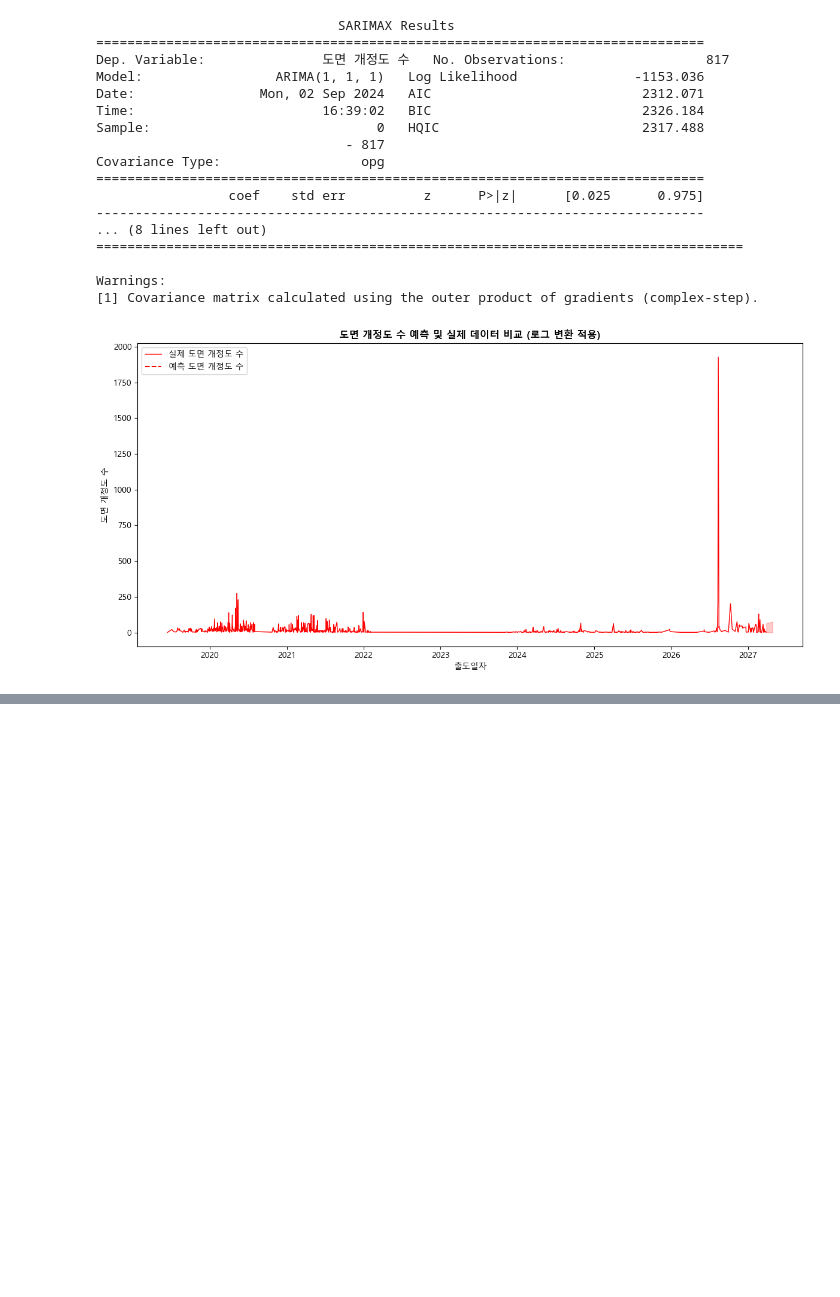
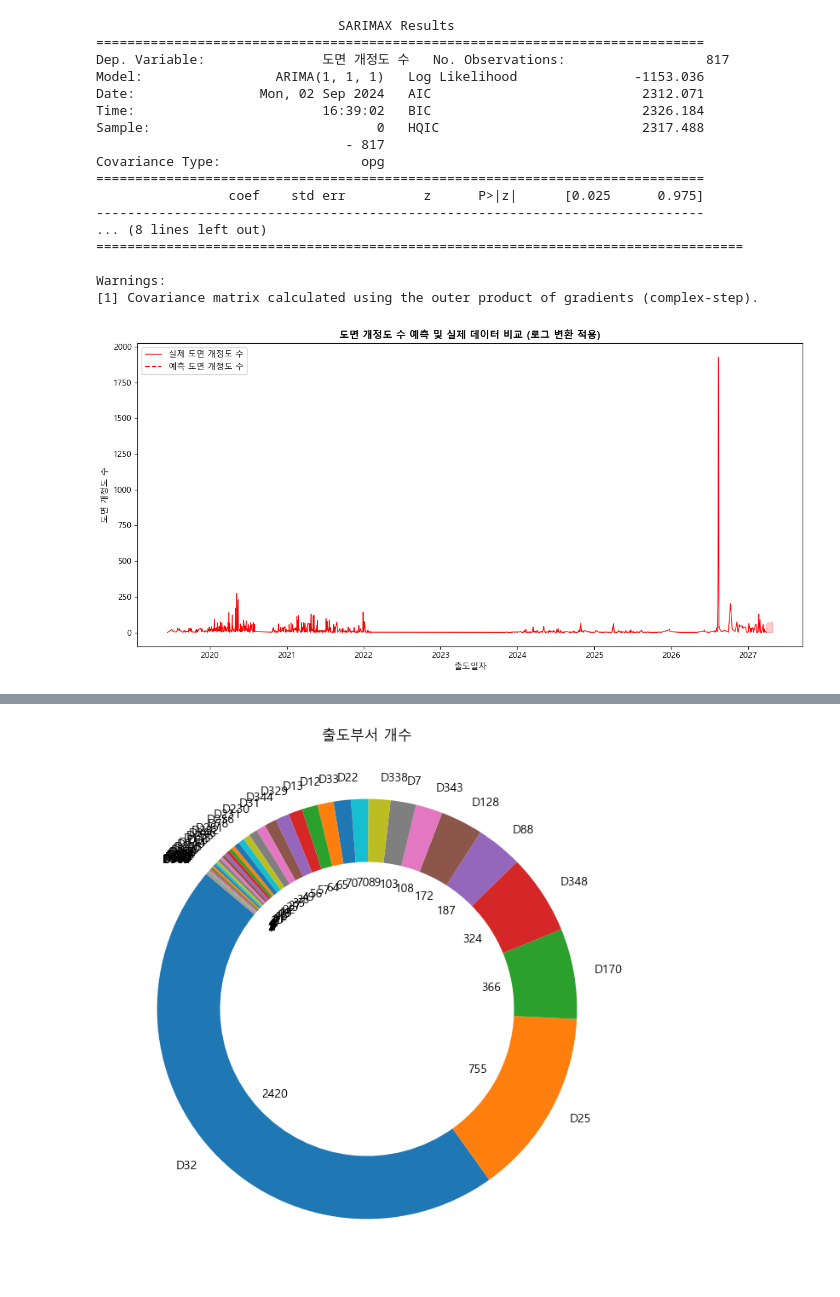
Before and after one commit to yuunju/Web_proj, a Jupyter notebook: EDA/data_1_processed.ipynb, the cells around one changed output, grey strips where cells are left out. Cells and saved outputs as stored; diff of their text form; code cells hidden in the pictures; blank space fills up the shorter version.

```diff
--- a/EDA/data_1_processed.ipynb
+++ b/EDA/data_1_processed.ipynb
@@ -322,3 +322,18 @@ Covariance Type:                  opg
 Warnings:
 [1] Covariance matrix calculated using the outer product of gradients (complex-step).
 [figure]
+# %%
+import pandas as pd
+import matplotlib.pyplot as plt
+
+# 엑셀 파일 경로
+file_path = '../raw/1_호선별 개정도 현황_호선별 개정도 LIST(3개 호선)_설명포함.xlsx'
+
+# 첫 번째 시트의 데이터를 읽습니다.
+df = pd.read_excel(file_path, sheet_name=1)  # 시트 인덱스 0은 첫 번째 시트를 의미합니다. # 시트1
+df1 = pd.read_excel(file_path, sheet_name=2) # 시트2
+df2 = pd.read_excel(file_path, sheet_name=3) # 시트3
+
+
+# 데이터의 첫 몇 행을 출력하여 확인합니다.
+print(df.head())
@@ -324,0 +354,82 @@ Warnings:
+# %%
+# 한글 폰트 설정
+plt.rcParams['font.family'] = 'Malgun Gothic'
+# %%
+#  출도부서 데이터 갯수(P1,P2,P3)
+
+if '출도부서' in df.columns:
+    # '출도부서' 열의 값별 개수를 계산합니다.
+    department_counts = df['출도부서'].value_counts()
+    # 도넛 차트를 그립니다.
+    plt.figure(figsize=(8, 8))
+
+    # 도넛 차트의 데이터 개수를 표시하기 위한 포맷 함수
+    def func(pct, allvalues):
+        absolute = int(pct / 100. * sum(allvalues))
+        return f'{absolute}'
+
+    # 도넛 차트 그리기
+    plt.pie(
+        department_counts,
+        labels=department_counts.index,
+        autopct=lambda pct: func(pct, department_counts),
+        startangle=140,
+        wedgeprops=dict(width=0.3)
+    )
+
+    plt.title('출도부서 개수')
+    plt.show()
+else:
+    print("데이터프레임에 '출도부서' 열이 없습니다.")
+
+if '출도부서' in df1.columns:
+    # '출도부서' 열의 값별 개수를 계산합니다.
+    department_counts1 = df1['출도부서'].value_counts()
+    # 도넛 차트를 그립니다.
+    plt.figure(figsize=(8, 8))
+
+    # 도넛 차트의 데이터 개수를 표시하기 위한 포맷 함수
+    def func(pct, allvalues):
+        absolute = int(pct / 100. * sum(allvalues))
+        return f'{absolute}'
+
+    # 도넛 차트 그리기
+    plt.pie(
+        department_counts1,
+        labels=department_counts1.index,
+        autopct=lambda pct: func(pct, department_counts1),
+        startangle=140,
+        wedgeprops=dict(width=0.3)
+    )
+
+    plt.title('출도부서 개수')
+    plt.show()
+else:
+    print("데이터프레임에 '출도부서' 열이 없습니다.")
+
+if '출도부서' in df2.columns:
+    # '출도부서' 열의 값별 개수를 계산합니다.
+    department_counts2 = df2['출도부서'].value_counts()
+    # 도넛 차트를 그립니다.
+    plt.figure(figsize=(8, 8))
+
+    # 도넛 차트의 데이터 개수를 표시하기 위한 포맷 함수
+    def func(pct, allvalues):
+        absolute = int(pct / 100. * sum(allvalues))
+        return f'{absolute}'
+
+    # 도넛 차트 그리기
+    plt.pie(
+        department_counts2,
+        labels=department_counts2.index,
+        autopct=lambda pct: func(pct, department_counts2),
+        startangle=140,
+        wedgeprops=dict(width=0.3)
+    )
+
+    plt.title('출도부서 개수')
+    plt.show()
+else:
+    print("데이터프레임에 '출도부서' 열이 없습니다.")
+# %% [output]
+[figure, added]
```
Also changed, not shown: parts of 5 cells of this notebook.
